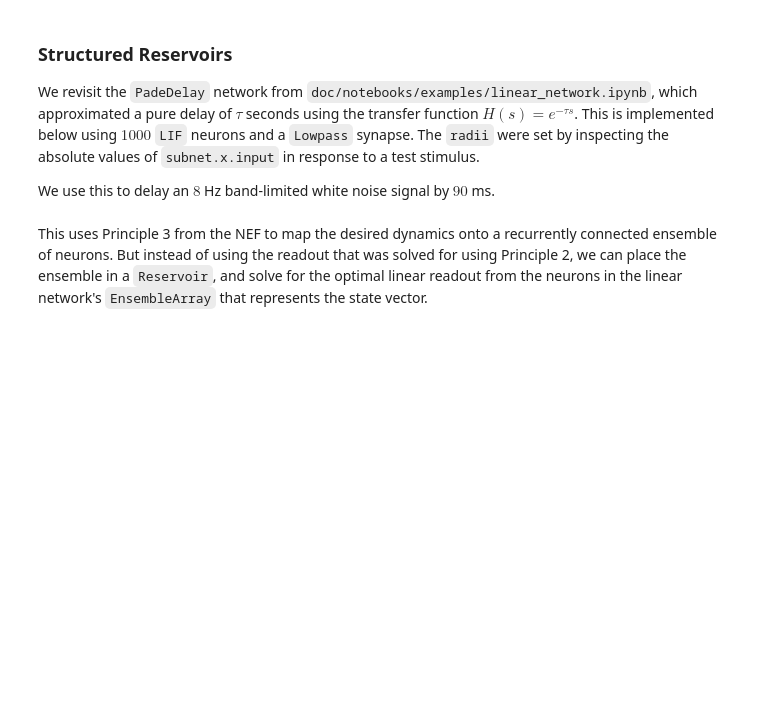
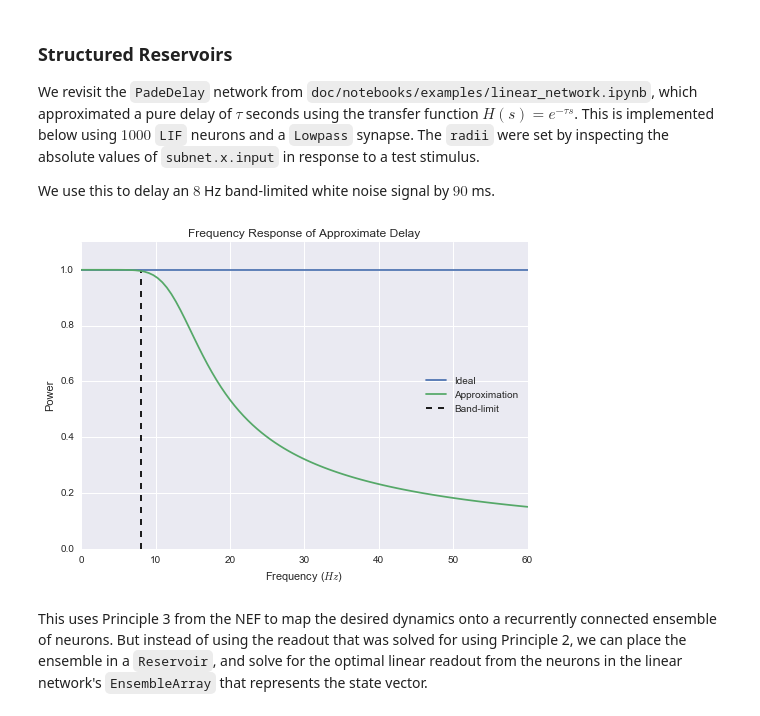
Before and after one commit to arvoelke/nengolib, a Jupyter notebook: doc/notebooks/research/reservoir_computing.ipynb, the cells around one changed output. Drawn from its saved outputs; the diff is of its cells as text; code cells hidden in the pictures; blank space fills up the shorter version.

```diff
--- a/doc/notebooks/research/reservoir_computing.ipynb
+++ b/doc/notebooks/research/reservoir_computing.ipynb
@@ -25,7 +27,7 @@ import nengolib
 from nengolib.networks import Reservoir, EchoState, LinearNetwork
 from nengolib.synapses import PadeDelay, PureDelay
 
-n_neurons = 1000
+n_neurons = 500
 neuron_type = nengo.neurons.LIF()
 synapse = 0.005
 dt = 0.0005
@@ -36,33 +38,35 @@ function = lambda x: PureDelay(int(delay/dt)).filt(x, dt=dt)
 train_t = 2.0
 test_t = 2.0
 process = nengo.processes.WhiteSignal(max(train_t, test_t), high=8, rms=0.3)
 
 with nengolib.Network() as model:
     subnet = LinearNetwork(
         PadeDelay(4, 5, delay), n_neurons=n_neurons, synapse=synapse, input_synapse=None,
         radii=[0.1, 0.1, 0.16, 0.21, 0.35], dt=dt, neuron_type=neuron_type, seed=0,
         solver=LstsqL2(reg=1e-2))
 
     stim = nengo.Node(output=process)
     nengo.Connection(stim, subnet.input, synapse=None)
 
     output = nengo.Node(size_in=1)
     nengo.Connection(subnet.output, output, synapse=synapse)
 
     p_stim = nengo.Probe(stim, synapse=None)
     p_output = nengo.Probe(output, synapse=None)
 
 freqs = np.linspace(0, 60, 100)
 pylab.figure()
 pylab.title("Frequency Response of Approximate Delay")
 pylab.plot(freqs, np.ones_like(freqs), label="Ideal")
 pylab.plot(freqs, abs(subnet.sys.evaluate(freqs)), label="Approximation")
 pylab.vlines([process.high], 0, 1, label="Band-limit", linestyle='--')
 pylab.ylim(0, 1.1)
 pylab.xlabel("Frequency ($Hz$)")
 pylab.ylabel("Power")
 pylab.legend(loc='center right')
 pylab.show()
+# %% [output]
+[figure, added]
 # %% [markdown]
 This uses Principle 3 from the NEF to map the desired dynamics onto a recurrently connected ensemble of neurons. But instead of using the readout that was solved for using Principle 2, we can place the ensemble in a `Reservoir`, and solve for the optimal linear readout from the neurons in the linear network's `EnsembleArray` that represents the state vector.
 # %%
```
Also changed, not shown: parts of 5 cells of this notebook, 1 other file.
